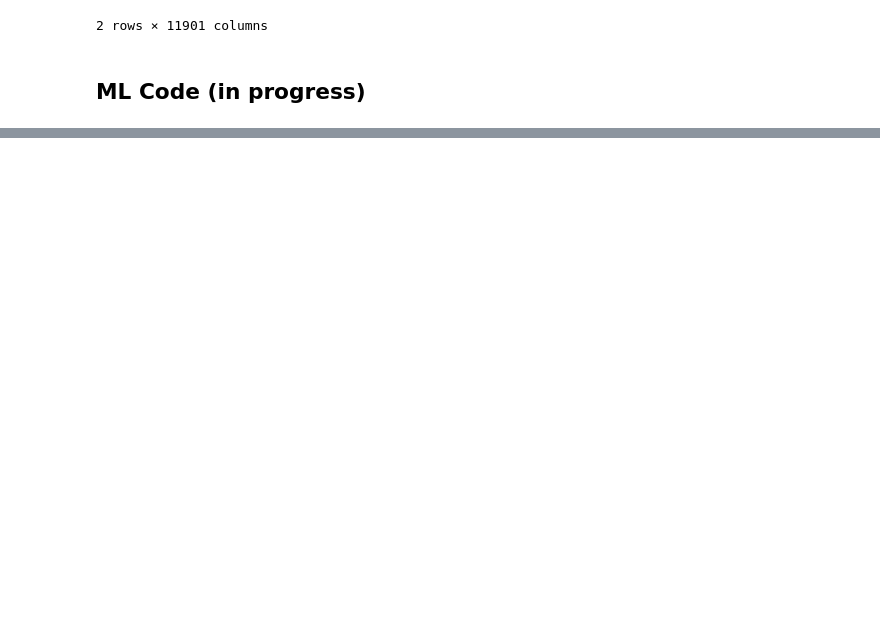
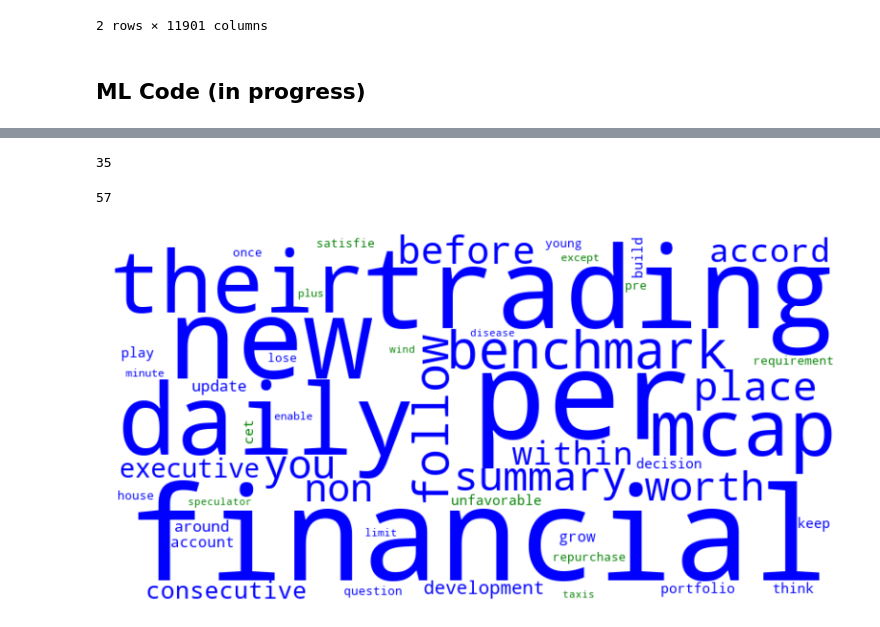
Before and after one commit to LarryLiebovitch/AC4_Spring2024, a Jupyter notebook: initial_script_v1.ipynb, the cells around one changed output, grey strips where cells are left out. Cells and saved outputs as stored; diff of their text form; code cells hidden in the pictures; blank space fills up the shorter version.

```diff
--- a/initial_script_v1.ipynb
+++ b/initial_script_v1.ipynb
@@ -148,0 +1026,3 @@ KeyboardInterrupt:
+# %%
+for f in range(len(features_list[0:75])):
+    print(f"{f + 1}. feature {features_list[indices[f]]} ({importances[indices[f]]})")
@@ -148,0 +1047,3 @@ KeyboardInterrupt:
+# %%
+for f in range(len(features_list)-1,len(features_list)-76,-1):
+    print(f"{f + 1}. feature {features_list[indices[f]]} ({importances[indices[f]]})")
@@ -148,0 +1188,16 @@ KeyboardInterrupt:
+# %%
+len(peace_ls)
+# %% [output]
+35
+# %%
+len(non_peace_ls)
+# %% [output]
+57
+# %%
+df_sp = pd.DataFrame(zip(name_ls,logpeace_ls,lognon_peace_ls,realpeace_ls,realnon_peace_ls,log_ratio,real_ratio),columns=['word','log_peace_value','log_nonpeace_value','real_peace_value','real_nonpeace_value','log_ratio','real_ratio'])
+df_sp.to_csv('words_1000_data.csv',index=False)
+a = 0.05
+df_sp = df_sp.loc[~((df_sp['log_ratio']>=1-a) & (df_sp['log_ratio']<=1+a))]
+ls_features = [i for i in ls_features if i in df_sp['word'].unique()]
+# %%
+X_t = df.drop("y_target", axis=1)
@@ -148,0 +1228,29 @@ KeyboardInterrupt:
+# %%
+from wordcloud import WordCloud
+import matplotlib.pyplot as plt
+
+# Generate a word cloud image
+#wordcloud = WordCloud(width=800, height=400, background_color ='white').generate_from_frequencies(dict_peace)
+
+# Display the generated image:
+
+list_peace = list(set(dict_peace.keys()) - set(dict_nonpeace.keys()))
+
+def custom_color_func_peace(word,word_list, **kwargs):
+    if word in word_list:
+        return 'green'
+    else:
+        return 'blue'  # Default color
+
+# Generate a word cloud image
+wordcloud = WordCloud(width=800, height=400, background_color='white',
+                      color_func=lambda word, **kwargs: custom_color_func_peace(word, list_peace, **kwargs)
+                     ).generate_from_frequencies(dict_peace)
+
+# Display the generated image
+plt.figure(figsize=(10, 5))
+plt.imshow(wordcloud, interpolation='bilinear')
+plt.axis("off")
+plt.show()
+# %% [output]
+[figure, added]
```
Also changed, not shown: parts of 80 cells of this notebook, 11 other files.
